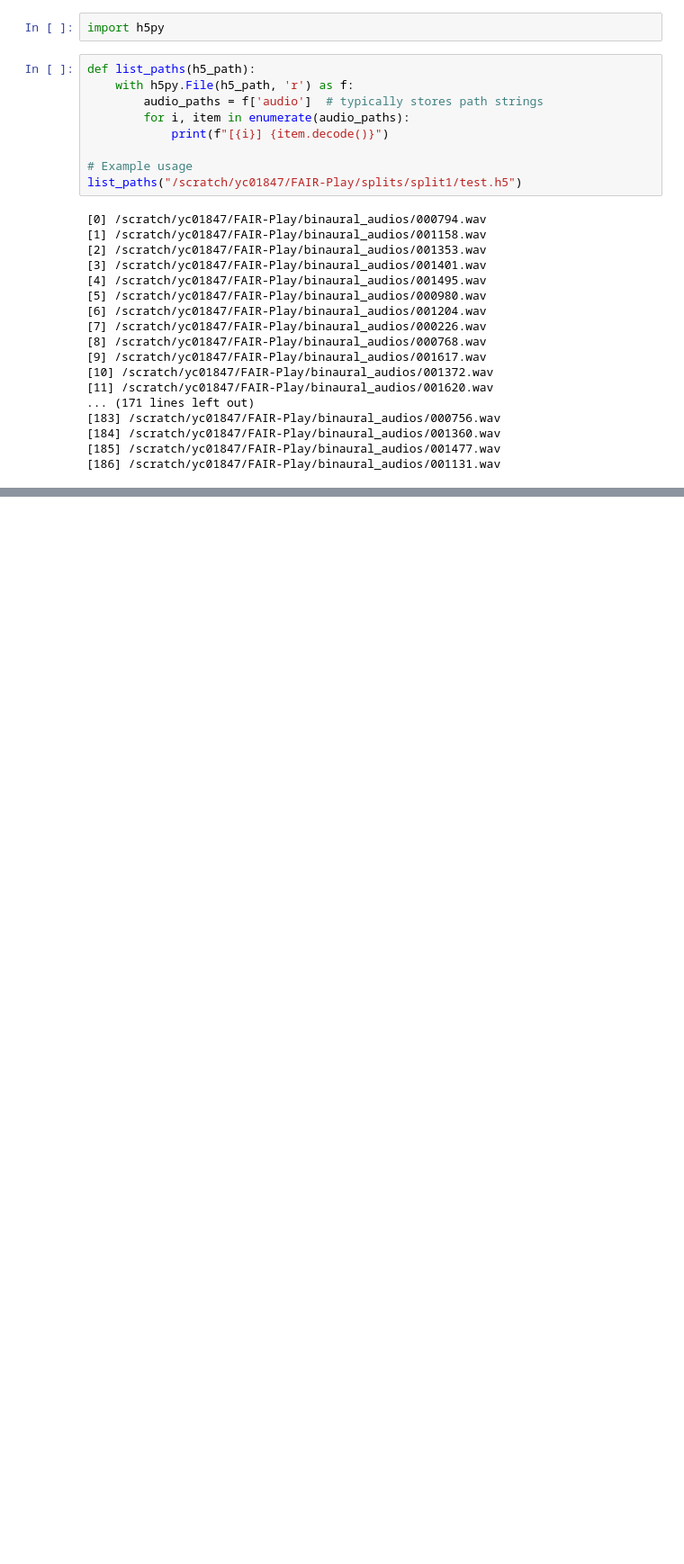
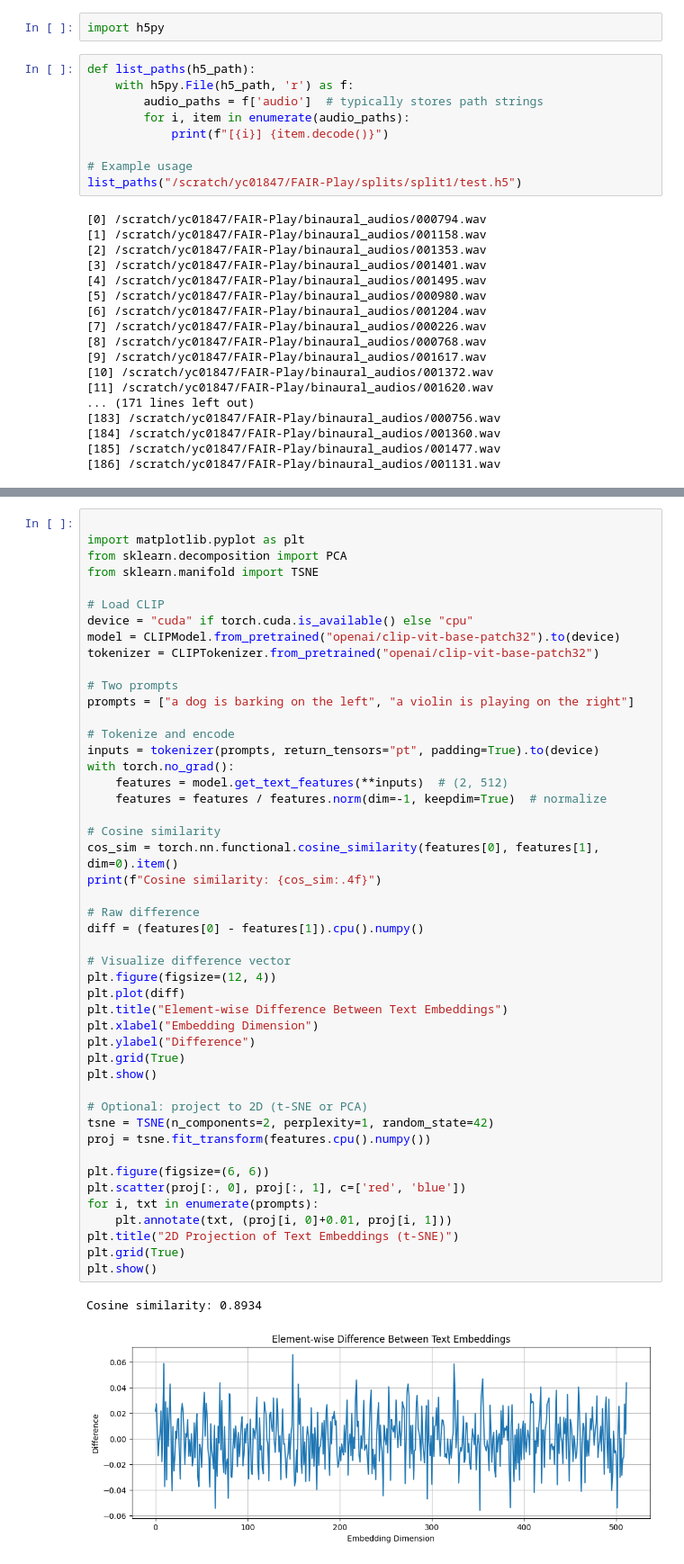
Before and after one commit to v41827/2.5D-Visual-Sound, a Jupyter notebook: inspect_h5.ipynb, the cells around one changed output, grey strips where cells are left out. Shown at 90% size. Drawn from its saved outputs; the diff is of its cells as text; blank space fills up the shorter version.

Commit message:
add text data preprocessing, done with time alignment

```diff
--- a/inspect_h5.ipynb
+++ b/inspect_h5.ipynb
@@ -49,0 +103,50 @@ list_paths("/scratch/yc01847/FAIR-Play/splits/split10/train.h5")
+# %%
+
+import matplotlib.pyplot as plt
+from sklearn.decomposition import PCA
+from sklearn.manifold import TSNE
+
+# Load CLIP
+device = "cuda" if torch.cuda.is_available() else "cpu"
+model = CLIPModel.from_pretrained("openai/clip-vit-base-patch32").to(device)
+tokenizer = CLIPTokenizer.from_pretrained("openai/clip-vit-base-patch32")
+
+# Two prompts
+prompts = ["a dog is barking on the left", "a violin is playing on the right"]
+
+# Tokenize and encode
+inputs = tokenizer(prompts, return_tensors="pt", padding=True).to(device)
+with torch.no_grad():
+    features = model.get_text_features(**inputs)  # (2, 512)
+    features = features / features.norm(dim=-1, keepdim=True)  # normalize
+
+# Cosine similarity
+cos_sim = torch.nn.functional.cosine_similarity(features[0], features[1], dim=0).item()
+print(f"Cosine similarity: {cos_sim:.4f}")
+
+# Raw difference
+diff = (features[0] - features[1]).cpu().numpy()
+
+# Visualize difference vector
+plt.figure(figsize=(12, 4))
+plt.plot(diff)
+plt.title("Element-wise Difference Between Text Embeddings")
+plt.xlabel("Embedding Dimension")
+plt.ylabel("Difference")
+plt.grid(True)
+plt.show()
+
+# Optional: project to 2D (t-SNE or PCA)
+tsne = TSNE(n_components=2, perplexity=1, random_state=42)
+proj = tsne.fit_transform(features.cpu().numpy())
+
+plt.figure(figsize=(6, 6))
+plt.scatter(proj[:, 0], proj[:, 1], c=['red', 'blue'])
+for i, txt in enumerate(prompts):
+    plt.annotate(txt, (proj[i, 0]+0.01, proj[i, 1]))
+plt.title("2D Projection of Text Embeddings (t-SNE)")
+plt.grid(True)
+plt.show()
+# %% [output]
+Cosine similarity: 0.8934
+[figure, added]
```
Also changed, not shown: parts of 8 cells of this notebook, 4 other files.
